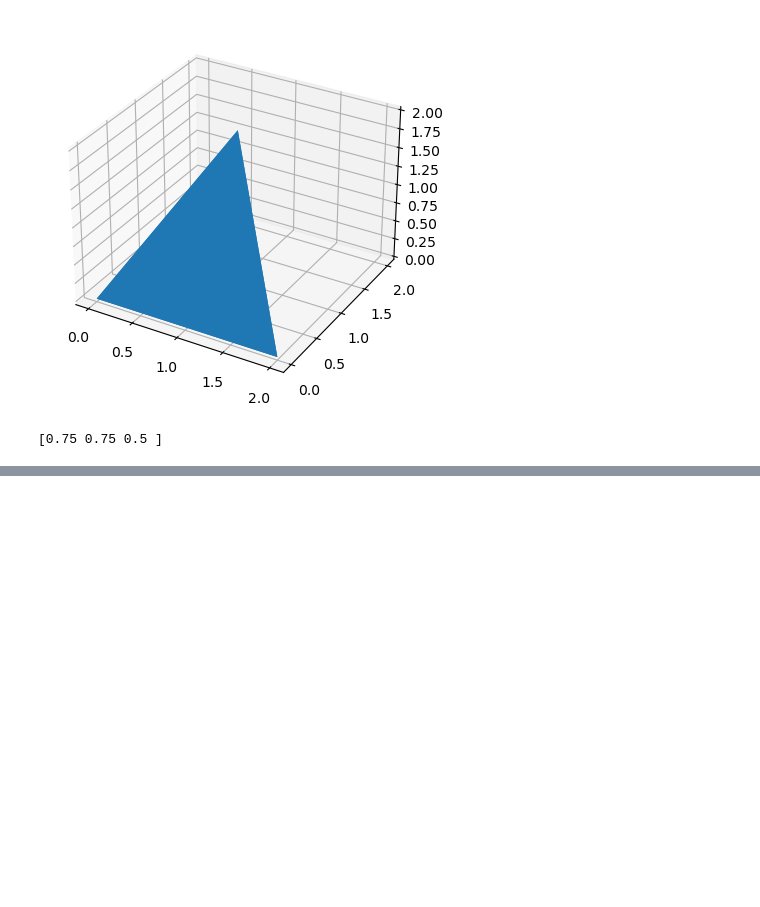
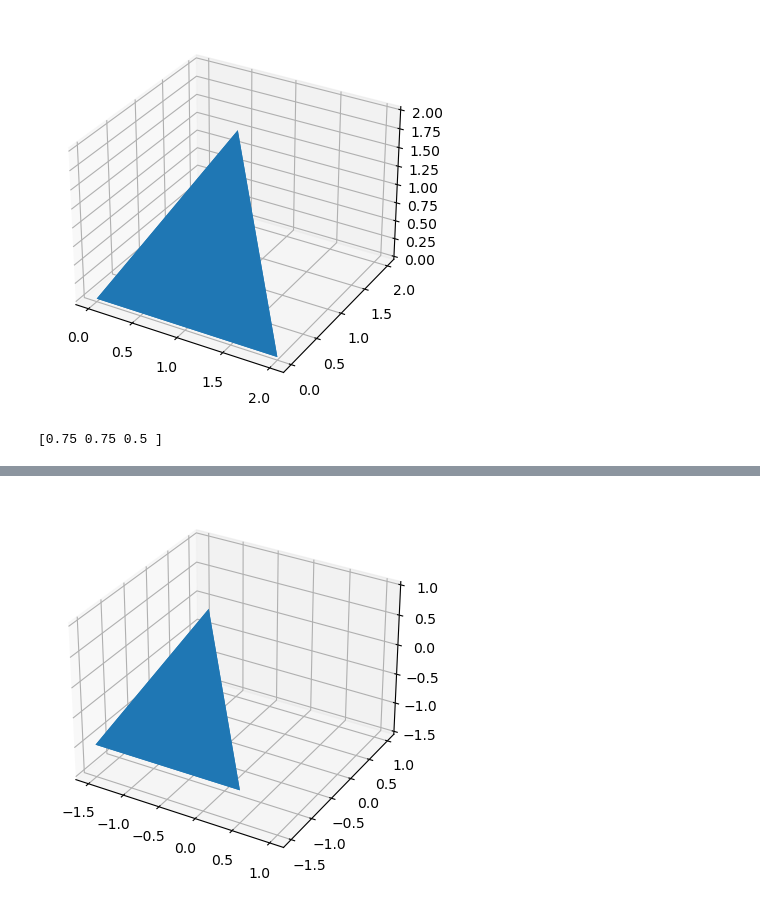
Before and after one commit to ian1x/SHRED-STL-Analysis, a Jupyter notebook: BuildingSTLTriangle.ipynb, the cells around one changed output, grey strips where cells are left out. Drawn from its saved outputs; the diff is of its cells as text; code cells hidden in the pictures; blank space fills up the shorter version.

```diff
--- a/BuildingSTLTriangle.ipynb
+++ b/BuildingSTLTriangle.ipynb
@@ -83,5 +83,8 @@ print(cog)
 [0.75 0.75 0.5 ]
 # %%
 #move object to origin
-np.full((4,6),
+print(triangle.vectors)
+print(triangle.vectors.shape)
+cog_vector = np.full((4,3,3), cog)
+print(cog_vector)
 # %% [output]
@@ -91,0 +108,5 @@ array([[0., 0., 0., 2., 0., 0., 0., 2., 0.],
+# %%
+print(triangle.vectors)
+triangle.vectors = triangle.vectors - cog_vector
+print(triangle.vectors)
+print(triangle.points)
@@ -91,0 +131,15 @@ array([[0., 0., 0., 2., 0., 0., 0., 2., 0.],
+# %%
+figure = pyplot.figure()
+axes = figure.add_subplot(projection='3d')
+
+# Load the STL files and add the vectors to the plot
+axes.add_collection3d(mplot3d.art3d.Poly3DCollection(triangle.vectors))
+
+# Auto scale to the mesh size
+scale = triangle.points.flatten()
+axes.auto_scale_xyz(scale, scale, scale)
+
+# Show the plot to the screen
+pyplot.show()
+# %% [output]
+[figure, added]
```
Also changed, not shown: parts of 2 cells of this notebook, 2 other files.
